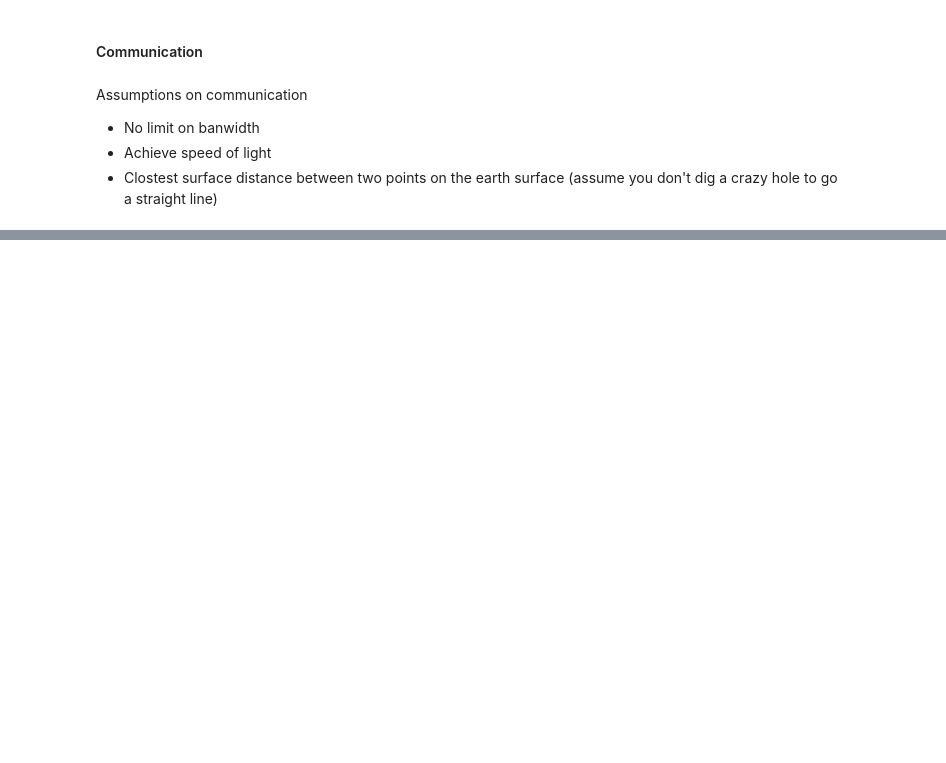
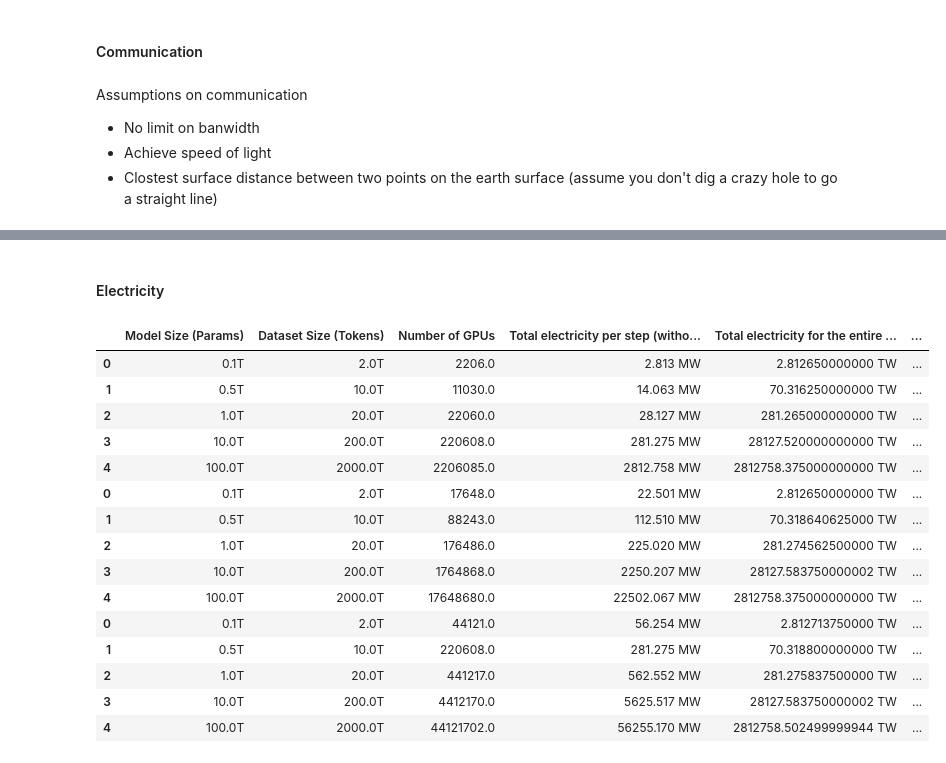
Before and after one commit to xrsrke/hf-notebooks, a Jupyter notebook: diloco/03_diloco.ipynb, the cells around one changed output, grey strips where cells are left out. Saved outputs shown, nothing was run; the diff lists cells and outputs as text; code cells hidden in the pictures; blank space fills up the shorter version.

```diff
--- a/diloco/03_diloco.ipynb
+++ b/diloco/03_diloco.ipynb
@@ -152,0 +184,2 @@ final_df_comm
+# %% [markdown]
+#### Electricity
@@ -152,0 +189,31 @@ final_df_comm
+# %%
+dataframes_elec = []
+
+for global_batch_size in global_batch_sizes:
+    data_elec = {
+        "Model Size (Params)": [],
+        "Dataset Size (Tokens)": [],
+        "Number of GPUs": [],
+        "Total electricity per step (without grad accum)": [],
+        "Total electricity for the entire training (without grad accum)": []
+    }
+
+    for model_size in target_model_sizes:
+        dataset_size = get_dataset_size_from_model_size(model_size)
+        h100s_per_step = calculate_num_h100s_per_step(model_size, global_batch_size, UTILIZED_BFLOAT16_FLOPS)
+        total_time = calculate_total_time_to_train_a_model(model_size, global_batch_size, time_per_step)
+        total_electricity_consumption = calculate_electricity_consumption_of_an_h100(TOTAL_H100_WATT, total_time) * h100s_per_step
+
+        data_elec["Model Size (Params)"].append(convert_to_xt_format(model_size))
+        data_elec["Dataset Size (Tokens)"].append(convert_to_xt_format(dataset_size))
+        data_elec["Number of GPUs"].append(h100s_per_step)
+        data_elec["Total electricity per step (without grad accum)"].append(convert_watts_to_megawatts(h100s_per_step * TOTAL_H100_WATT))
+        data_elec["Total electricity for the entire training (without grad accum)"].append(f"{convert_watts_to_terawatts(total_electricity_consumption)}")
+
+    df = pd.DataFrame(data_elec)
+    df['Global Batch Size'] = f'{global_batch_size/1e6}M'
+    dataframes_elec.append(df)
+
+final_df_elec = pd.DataFrame()
+for i, df in enumerate(dataframes_elec):
+    final_df_elec = pd.concat([final_df_elec, df])
@@ -152,0 +222,19 @@ final_df_comm
+# %%
+final_df_elec
+# %% [output]
+|  | Model Size (Params) | Dataset Size (Tokens) | Number of GPUs | Total electricity per step (witho... | Total electricity for the entire ... | ... |
+| 0 | 0.1T | 2.0T | 2206.0 | 2.813 MW | 2.812650000000 TW | ... |
+| 1 | 0.5T | 10.0T | 11030.0 | 14.063 MW | 70.316250000000 TW | ... |
+| 2 | 1.0T | 20.0T | 22060.0 | 28.127 MW | 281.265000000000 TW | ... |
+| 3 | 10.0T | 200.0T | 220608.0 | 281.275 MW | 28127.520000000000 TW | ... |
+| 4 | 100.0T | 2000.0T | 2206085.0 | 2812.758 MW | 2812758.375000000000 TW | ... |
+| 0 | 0.1T | 2.0T | 17648.0 | 22.501 MW | 2.812650000000 TW | ... |
+| 1 | 0.5T | 10.0T | 88243.0 | 112.510 MW | 70.318640625000 TW | ... |
+| 2 | 1.0T | 20.0T | 176486.0 | 225.020 MW | 281.274562500000 TW | ... |
+| 3 | 10.0T | 200.0T | 1764868.0 | 2250.207 MW | 28127.583750000002 TW | ... |
+| 4 | 100.0T | 2000.0T | 17648680.0 | 22502.067 MW | 2812758.375000000000 TW | ... |
+| 0 | 0.1T | 2.0T | 44121.0 | 56.254 MW | 2.812713750000 TW | ... |
+| 1 | 0.5T | 10.0T | 220608.0 | 281.275 MW | 70.318800000000 TW | ... |
+| 2 | 1.0T | 20.0T | 441217.0 | 562.552 MW | 281.275837500000 TW | ... |
+| 3 | 10.0T | 200.0T | 4412170.0 | 5625.517 MW | 28127.583750000002 TW | ... |
+| 4 | 100.0T | 2000.0T | 44121702.0 | 56255.170 MW | 2812758.502499999944 TW | ... |
```
Also changed, not shown: parts of 11 cells of this notebook, 2 other files.
